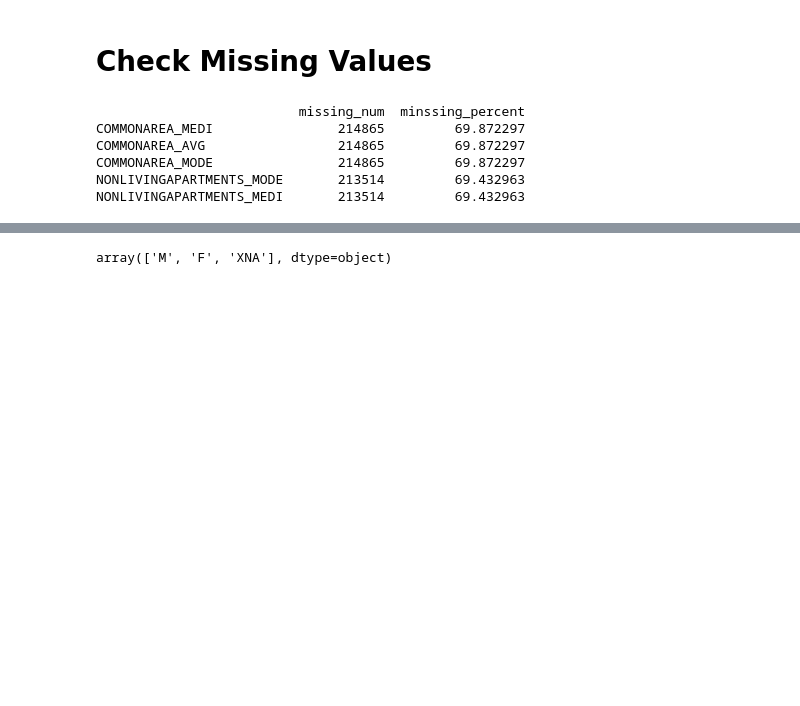
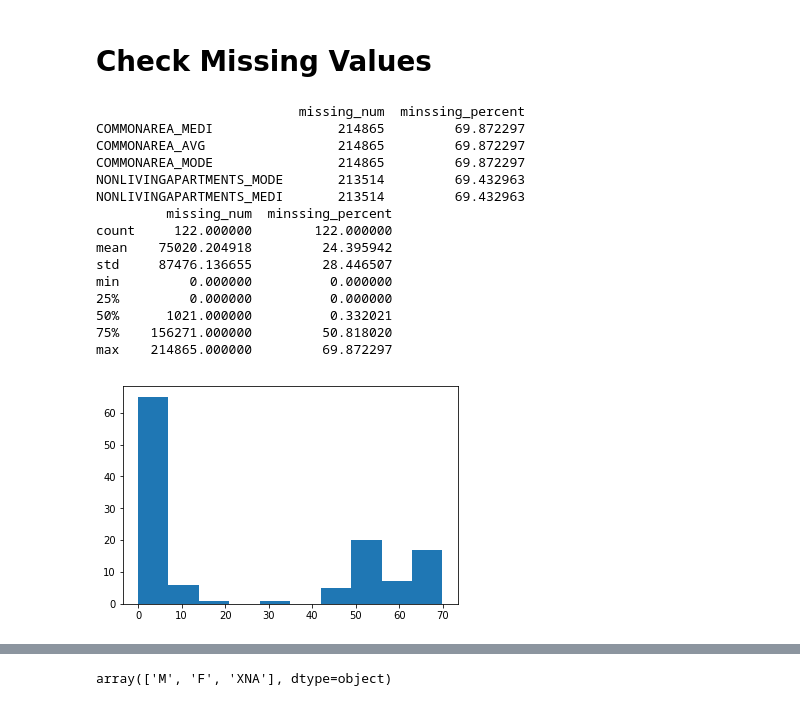
Before and after one commit to haataa/Home-Credit-Default-Risk, a Jupyter notebook: credit_default_predict.ipynb, the cells around one changed output, grey strips where cells are left out. Saved outputs shown, nothing was run; the diff lists cells and outputs as text; code cells hidden in the pictures; blank space fills up the shorter version.

Commit message:
Add missing value check function and change section two to 'select and re-encode'

```diff
--- a/credit_default_predict.ipynb
+++ b/credit_default_predict.ipynb
@@ -126,9 +126,9 @@ Training data shape:  (1716428, 17)
 # %% [markdown]
 # Check Missing Values
 # %%
-def check_missing(df):
+def check_missing_col(df):
     missing_num = df.isnull().sum().sort_values(ascending = False)
-    minssing_percent = (df.isnull().sum()/df.isnull().count()*100).sort_values(ascending = False)
+    minssing_percent = (df.isnull().mean()*100).sort_values(ascending = False)
     missing_info  = pd.concat([missing_num, minssing_percent], axis=1, keys=['missing_num', 'minssing_percent'])
     print(missing_info.head())
     return missing_info
@@ -135,10 +142,25 @@ def check_missing(df):
+# %%
+def missing_hist(missing_info):
+    plt.hist(missing_info.minssing_percent)
+    print(missing_info.describe())
 # %%
 # check missing value of app_train
-miss_app_train = check_missing(app_train)
+miss_app_train = check_missing_col(app_train)
+missing_hist(miss_app_train)
 # %% [output]
                           missing_num  minssing_percent
 COMMONAREA_MEDI                214865         69.872297
 COMMONAREA_AVG                 214865         69.872297
 COMMONAREA_MODE                214865         69.872297
 NONLIVINGAPARTMENTS_MODE       213514         69.432963
 NONLIVINGAPARTMENTS_MEDI       213514         69.432963
+         missing_num  minssing_percent
+count     122.000000        122.000000
+mean    75020.204918         24.395942
+std     87476.136655         28.446507
+min         0.000000          0.000000
+25%         0.000000          0.000000
+50%      1021.000000          0.332021
+75%    156271.000000         50.818020
+max    214865.000000         69.872297
+[figure, added]
```
Also changed, not shown: parts of 23 cells of this notebook.
